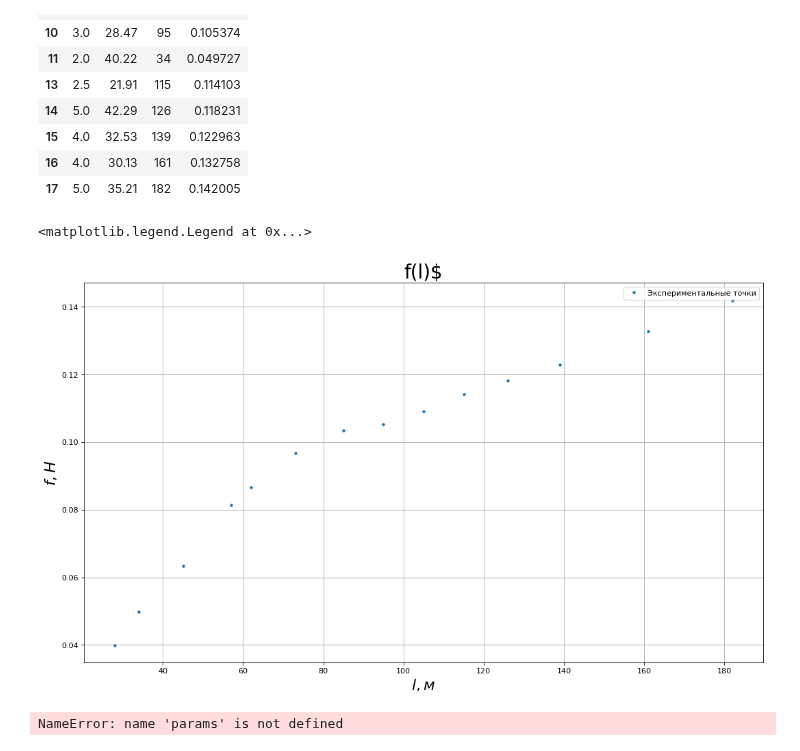
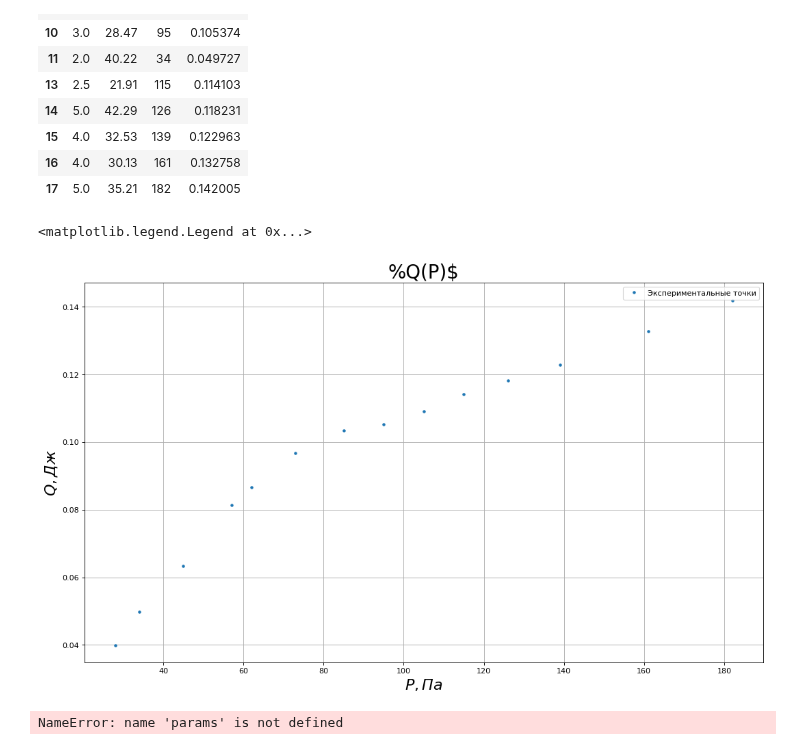
Before and after one commit to skolkovo-bba/labs3, a Jupyter notebook: 1.3.3/lab133.ipynb, the cells around one changed output. Cells and saved outputs as stored; diff of their text form; code cells hidden in the pictures.

```diff
--- a/1.3.3/lab133.ipynb
+++ b/1.3.3/lab133.ipynb
@@ -4,7 +4,7 @@ import pandas as pd
 import matplotlib.pyplot as plt
 from scipy.optimize import curve_fit
 # %%
-m = pd.read_csv("data.csv")
+m = pd.read_csv("data1.csv")
 m = m.drop(labels = [5, 6, 9, 12],axis = 0)
 m["y"] = m["V"] / m["T"]
 m
@@ -27,15 +27,15 @@ m
 # %%
 plt.figure(figsize=(16, 9), dpi=80)
 plt.errorbar(x=m["P"], y=m["y"], fmt='.', label='Экспериментальные точки')
-plt.title(r"f(l)$", fontsize=25)
-plt.xlabel(r"$l, м$", fontsize=20)
-plt.ylabel(r"$f, H$", fontsize=20)
+plt.title(r"%Q(P)$", fontsize=25)
+plt.xlabel(r"$P, Па$", fontsize=20)
+plt.ylabel(r"$Q, Дж$", fontsize=20)
 plt.grid(True)
 plt.legend()
 #plt.plot(m["l"], line(m["l"], params[0], params[1]), label="Истиная зависимость")
 # %% [output]
 <matplotlib.legend.Legend at 0x...>
-[figure, old version]
+[figure, new version]
 # %%
 print(f"a = {params[0]:.3} \u00B1 {np.sqrt(cov[0][0]):.2}")
 print(f"b = {params[1]:.3} \u00B1 {np.sqrt(cov[1][1]):.2}")
```
Also changed, not shown: 1 other file.
